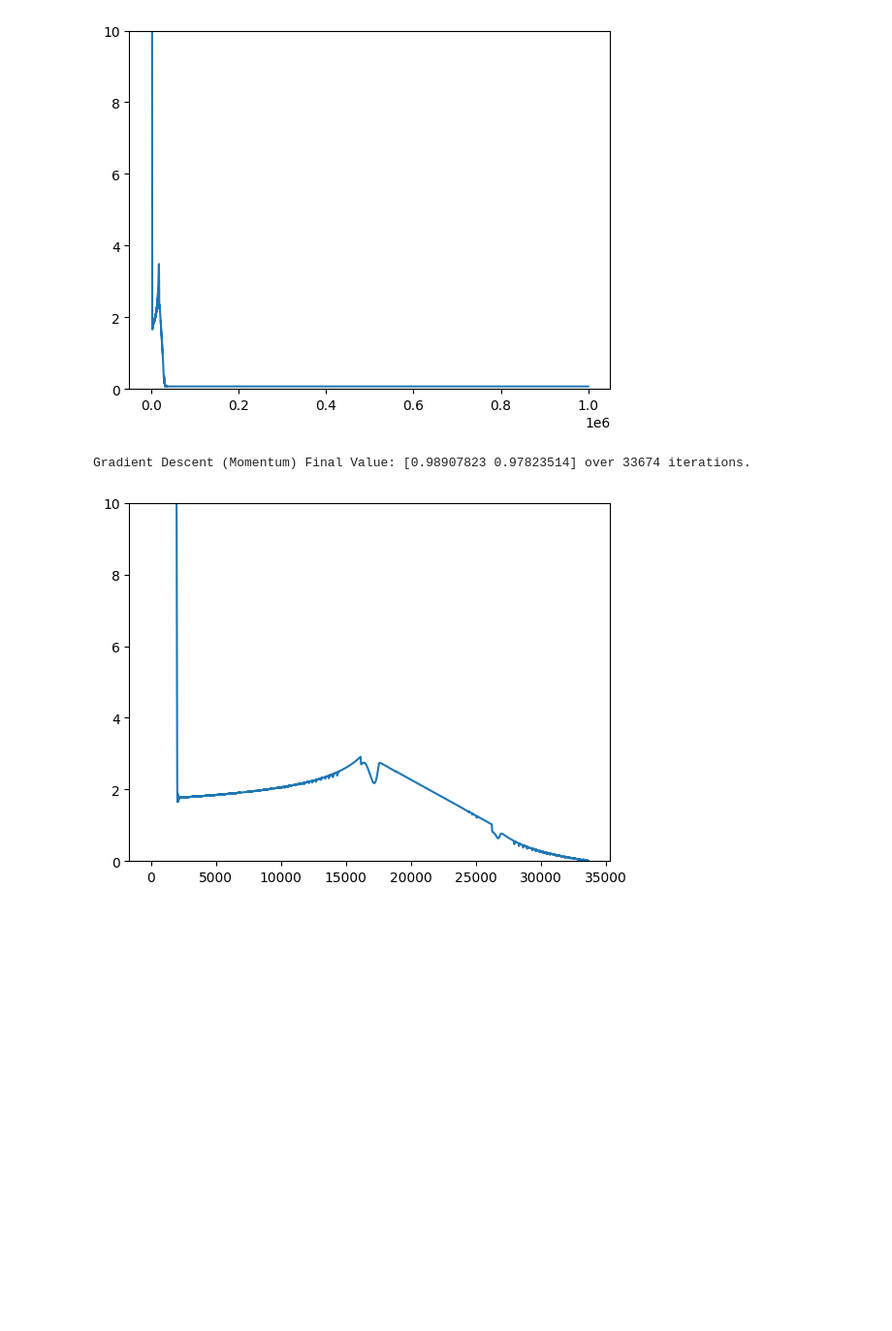
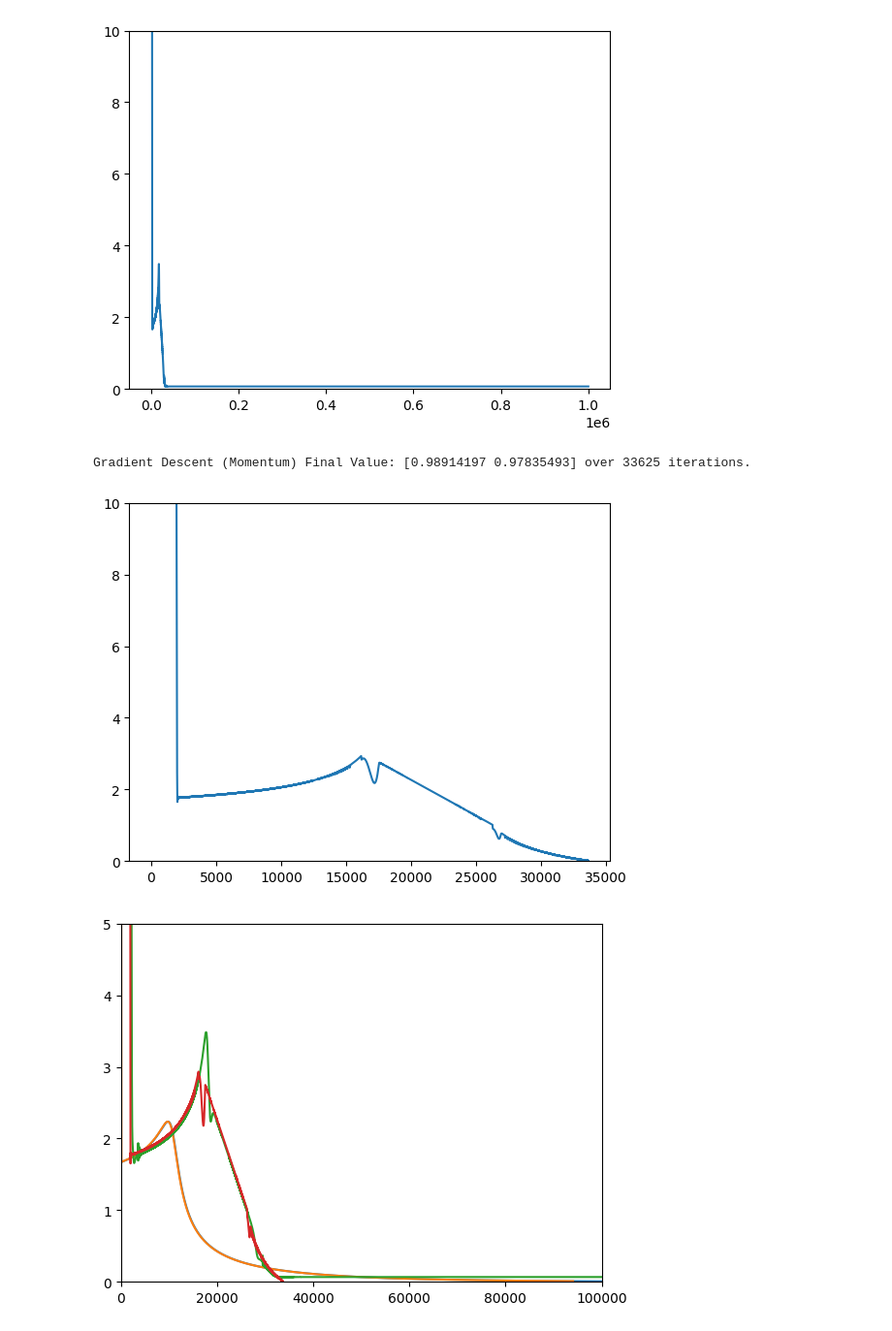
Before and after one commit to Sabuchan123/Homework-Repository, a Jupyter notebook: MTH566-HW-3-Folder/MTH566-HW-3.ipynb, the cells around one changed output. Shown at 97% size. Cells and saved outputs as stored; diff of their text form; code cells hidden in the pictures; blank space fills up the shorter version.

```diff
--- a/MTH566-HW-3-Folder/MTH566-HW-3.ipynb
+++ b/MTH566-HW-3-Folder/MTH566-HW-3.ipynb
@@ -15,6 +15,7 @@ def func_gradient(x):
 # Since both terms of the function involves squaring, there is no point on the function where f(x_1, x_2) < 0. Therefore, if we look at the pair (1, 1), we get that f(1, 1) = 0, which is the optimal solution.
 # %%
 init_x = np.array([-1.5, 1.5])
+all_gradient_norms = []
 def gradient_descent(X, step_size=0.0001, stop_cond=0.001, max_iterations=1000000):
     iterations = 0
     gradient_norm = []
@@ -29,6 +30,7 @@ def gradient_descent(X, step_size=0.0001, stop_cond=0.001, max_iterations=100000
     return [X, iterations, gradient_norm]
 
 grad_desc_vals = gradient_descent(init_x)
+all_gradient_norms.append([grad_desc_vals[2], grad_desc_vals[1]])
 print("Gradient Descent Final Value:", grad_desc_vals[0], "over", grad_desc_vals[1], "iterations.")
 plt.plot([i for i in range(grad_desc_vals[1])], grad_desc_vals[2])
 plt.ylim(top=10, bottom=0)
@@ -53,6 +55,7 @@ def gradient_descent_mmt(X, beta=0.90, step_size=0.0001, stop_cond=0.01, max_ite
     return [X, iterations, gradient_norm]
 
 grad_desc_mmt_vals = gradient_descent_mmt(init_x)
+all_gradient_norms.append([grad_desc_mmt_vals[2], grad_desc_mmt_vals[1]])
 print("Gradient Descent (Momentum) Final Value:", grad_desc_mmt_vals[0], "over", grad_desc_mmt_vals[1], "iterations.")
 plt.plot([i for i in range(grad_desc_mmt_vals[1])], grad_desc_mmt_vals[2])
 plt.ylim(top=10, bottom=0)
@@ -77,6 +80,7 @@ def gradient_descent_RMS(X, gamma=0.99, epsilon = 0.00000001, step_size=0.0001,
     return [X, iterations, gradient_norm]
 
 grad_desc_RMS_vals = gradient_descent_RMS(init_x)
+all_gradient_norms.append([grad_desc_RMS_vals[2], grad_desc_RMS_vals[1]])
 print("Gradient Descent (Momentum) Final Value:", grad_desc_RMS_vals[0], "over", grad_desc_RMS_vals[1], "iterations.")
 plt.plot([i for i in range(grad_desc_RMS_vals[1])], grad_desc_RMS_vals[2])
 plt.ylim(top=10, bottom=0)
@@ -103,10 +107,19 @@ def gradient_descent_adam(X, beta=0.9, gamma=0.9, epsilon = 0.00000001, step_siz
     return [X, iterations, gradient_norm]
 
 grad_desc_adam_vals = gradient_descent_adam(init_x)
+all_gradient_norms.append([grad_desc_adam_vals[2], grad_desc_adam_vals[1]])
 print("Gradient Descent (Momentum) Final Value:", grad_desc_adam_vals[0], "over", grad_desc_adam_vals[1], "iterations.")
 plt.plot([i for i in range(grad_desc_adam_vals[1])], grad_desc_adam_vals[2])
 plt.ylim(top=10, bottom=0)
 plt.show()
 # %% [output]
-Gradient Descent (Momentum) Final Value: [0.98907823 0.97823514] over 33674 iterations.
+Gradient Descent (Momentum) Final Value: [0.98914197 0.97835493] over 33625 iterations.
 [figure]
+# %%
+for g_n in all_gradient_norms:
+    plt.plot([i for i in range(g_n[1])], g_n[0])
+plt.ylim(top=5, bottom=0)
+plt.xlim(left=0, right=100000)
+plt.show()
+# %% [output]
+[figure, added]
```
Also changed, not shown: parts of 2 cells of this notebook, 1 other file.
